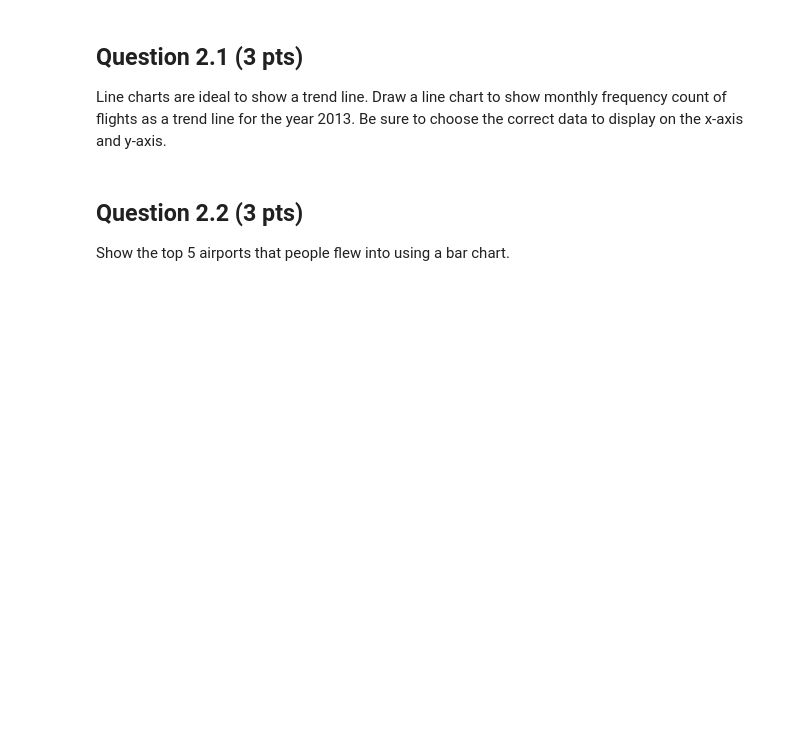
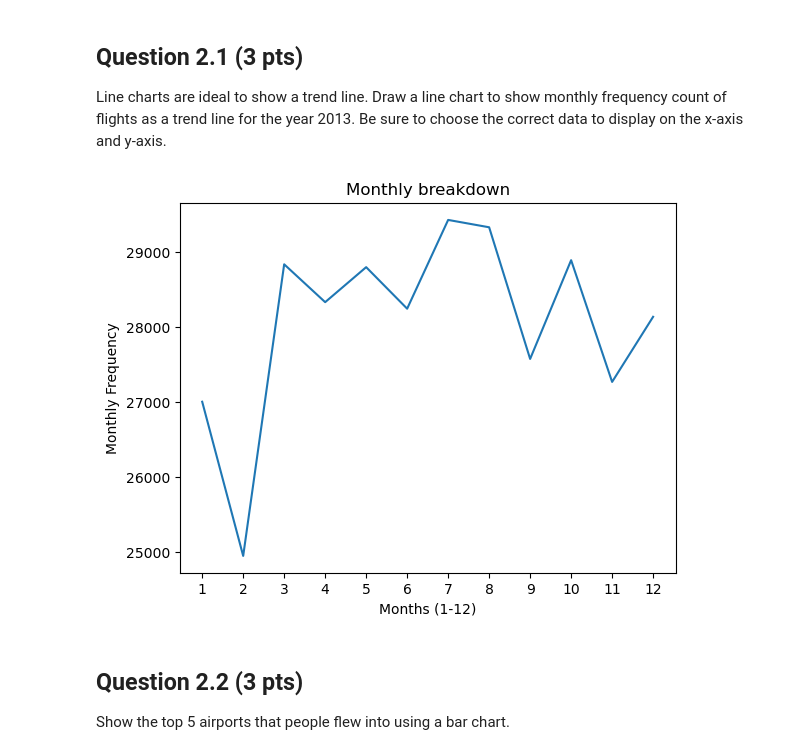
Before and after one commit to brynnwoolley/stats507-coursework, a Jupyter notebook: PS7/hw7.ipynb, the cells around one changed output. Saved outputs shown, nothing was run; the diff lists cells and outputs as text; code cells hidden in the pictures; blank space fills up the shorter version.

```diff
--- a/PS7/hw7.ipynb
+++ b/PS7/hw7.ipynb
@@ -164,3 +234,13 @@ raise NotImplementedError()
+# %%
+flights_2013 = flights[flights['year'] == 2013].groupby(['month']).size()
+fig1 = sns.lineplot(x=flights_2013.index, y=flights_2013.values)
+# YOUR CODE HERE
+fig1.set_title("Monthly breakdown")
+fig1.set_xlabel("Months (1-12)")
+fig1.set_ylabel("Monthly Frequency")
+fig1.set_xticks(flights_2013.index);
+# %% [output]
+[figure, added]
 # %%
 assert fig1.get_title() == 'Monthly breakdown'
 assert fig1.get_xlabel() == 'Months (1-12)'
```
Also changed, not shown: parts of 18 cells of this notebook.
